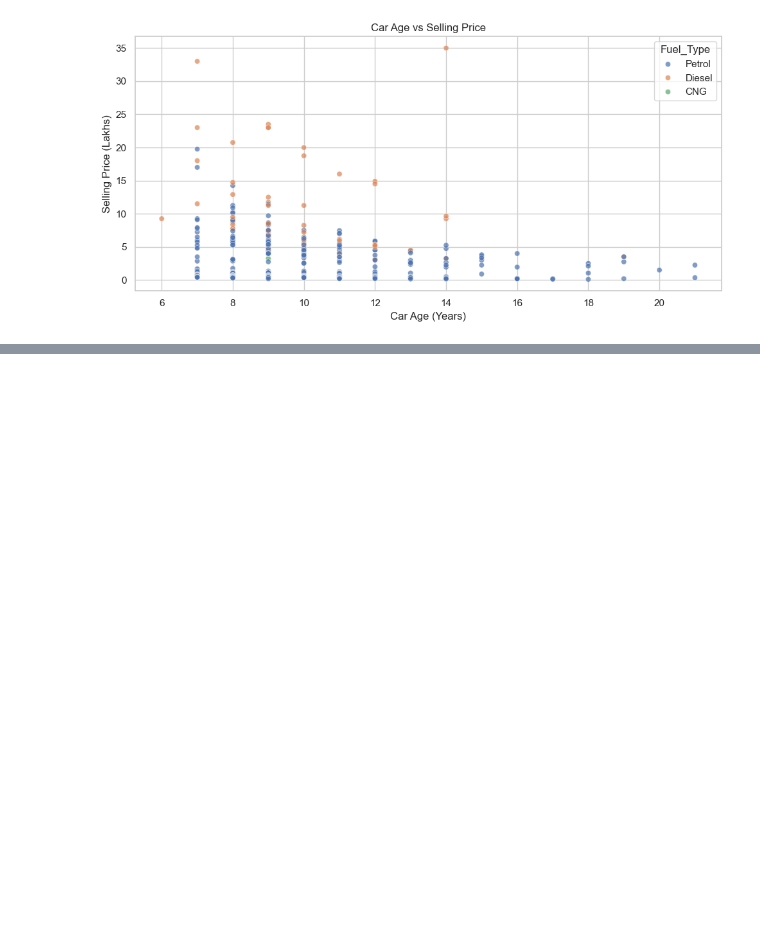
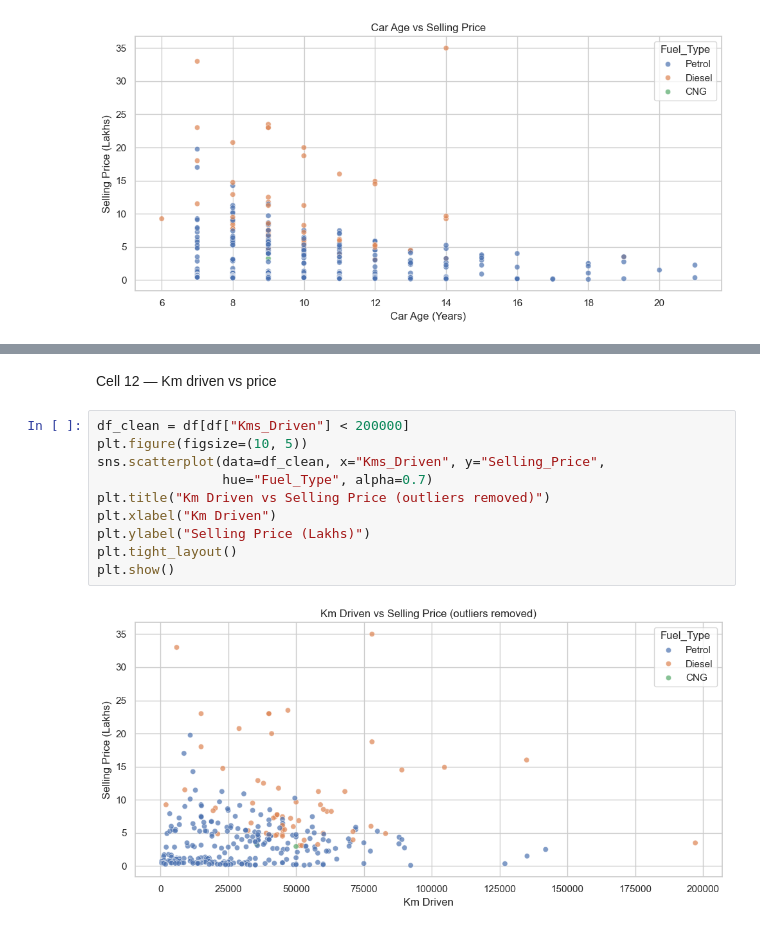
Before and after one commit to JayHiran24/used-car-analysis, a Jupyter notebook: notebooks/01_eda.ipynb, the cells around one changed output, grey strips where cells are left out. Saved outputs shown, nothing was run; the diff lists cells and outputs as text; blank space fills up the shorter version.

```diff
--- a/notebooks/01_eda.ipynb
+++ b/notebooks/01_eda.ipynb
@@ -127,0 +137,14 @@ plt.show()
+# %% [markdown]
+Cell 12 — Km driven vs price
+# %%
+df_clean = df[df["Kms_Driven"] < 200000]
+plt.figure(figsize=(10, 5))
+sns.scatterplot(data=df_clean, x="Kms_Driven", y="Selling_Price",
+                hue="Fuel_Type", alpha=0.7)
+plt.title("Km Driven vs Selling Price (outliers removed)")
+plt.xlabel("Km Driven")
+plt.ylabel("Selling Price (Lakhs)")
+plt.tight_layout()
+plt.show()
+# %% [output]
+[figure, added]
```
Also changed, not shown: parts of 11 cells of this notebook, 4 other files.
